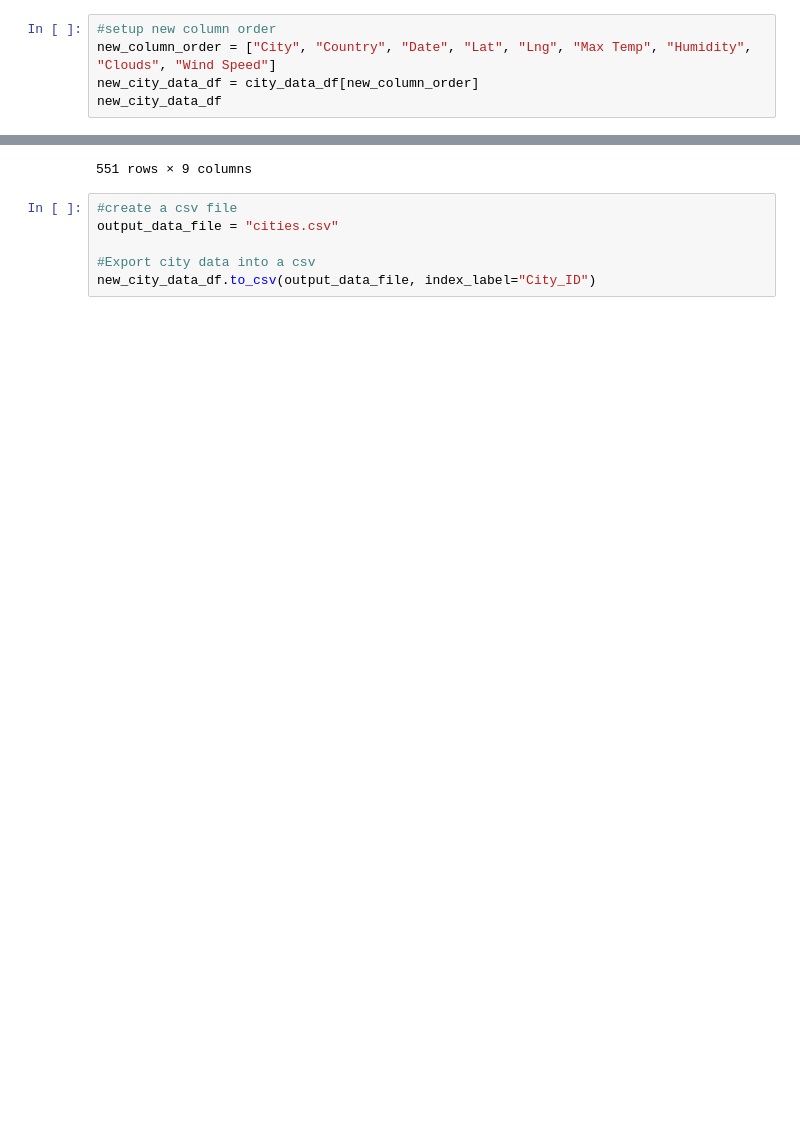
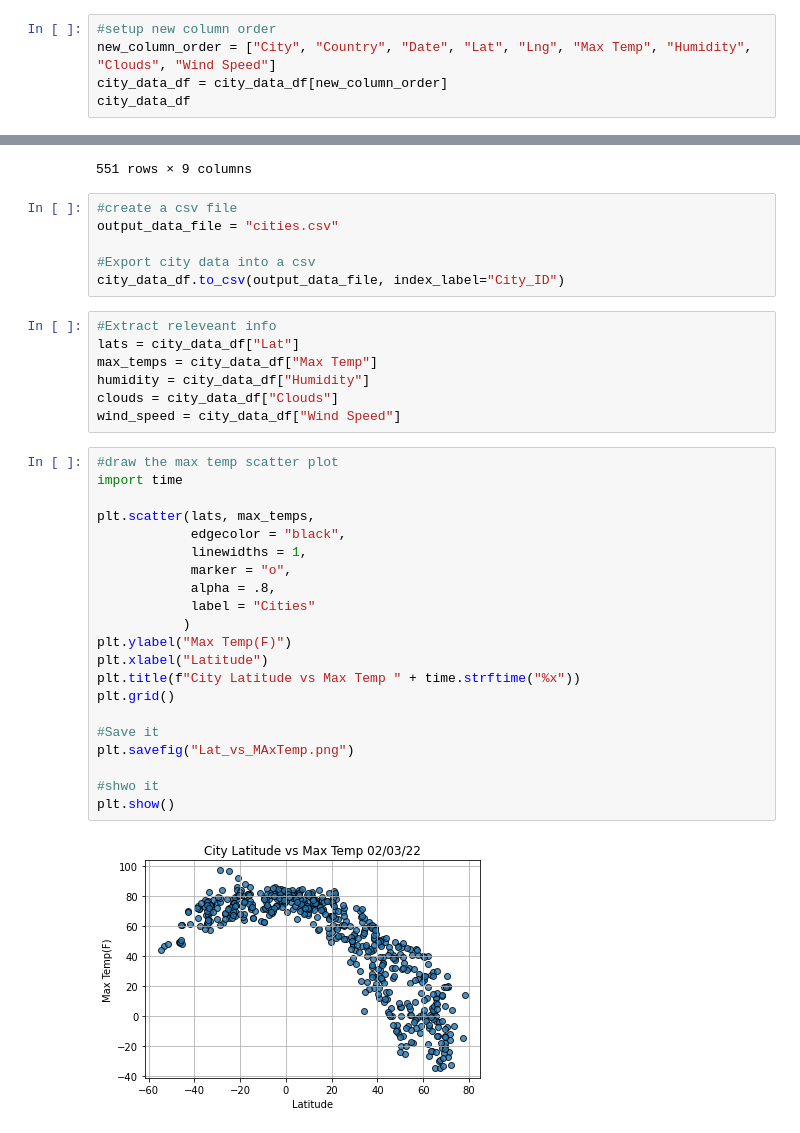
Before and after one commit to lucasbratland/World_Weather_Analysis, a Jupyter notebook: WeatherPy.ipynb, the cells around one changed output, grey strips where cells are left out. Saved outputs shown, nothing was run; the diff lists cells and outputs as text; blank space fills up the shorter version.

```diff
--- a/WeatherPy.ipynb
+++ b/WeatherPy.ipynb
@@ -164,8 +164,8 @@ city_data_df
 # %%
 #setup new column order
 new_column_order = ["City", "Country", "Date", "Lat", "Lng", "Max Temp", "Humidity", "Clouds", "Wind Speed"]
-new_city_data_df = city_data_df[new_column_order]
-new_city_data_df
+city_data_df = city_data_df[new_column_order]
+city_data_df
 # %% [output]
 |  | City | Country | Date | Lat | Lng | Max Temp | Humidity | Clouds | Wind Speed |
 | 0 | Punta Arenas | CL | 2022-02-04 01:30:50 | -53.1500 | -70.9167 | 46.51 | 57 | 75 | 10.36 |
@@ -185,4 +185,34 @@ new_city_data_df
 output_data_file = "cities.csv"
 
 #Export city data into a csv
-new_city_data_df.to_csv(output_data_file, index_label="City_ID")
+city_data_df.to_csv(output_data_file, index_label="City_ID")
+# %%
+#Extract releveant info
+lats = city_data_df["Lat"]
+max_temps = city_data_df["Max Temp"]
+humidity = city_data_df["Humidity"]
+clouds = city_data_df["Clouds"]
+wind_speed = city_data_df["Wind Speed"]
+# %%
+#draw the max temp scatter plot
+import time
+
+plt.scatter(lats, max_temps,
+            edgecolor = "black",
+            linewidths = 1,
+            marker = "o",
+            alpha = .8,
+            label = "Cities"
+           )
+plt.ylabel("Max Temp(F)")
+plt.xlabel("Latitude")
+plt.title(f"City Latitude vs Max Temp " + time.strftime("%x"))
+plt.grid()
+
+#Save it
+plt.savefig("Lat_vs_MAxTemp.png")
+
+#shwo it
+plt.show()
+# %% [output]
+[figure, added]
```
Also changed, not shown: parts of 3 cells of this notebook.
